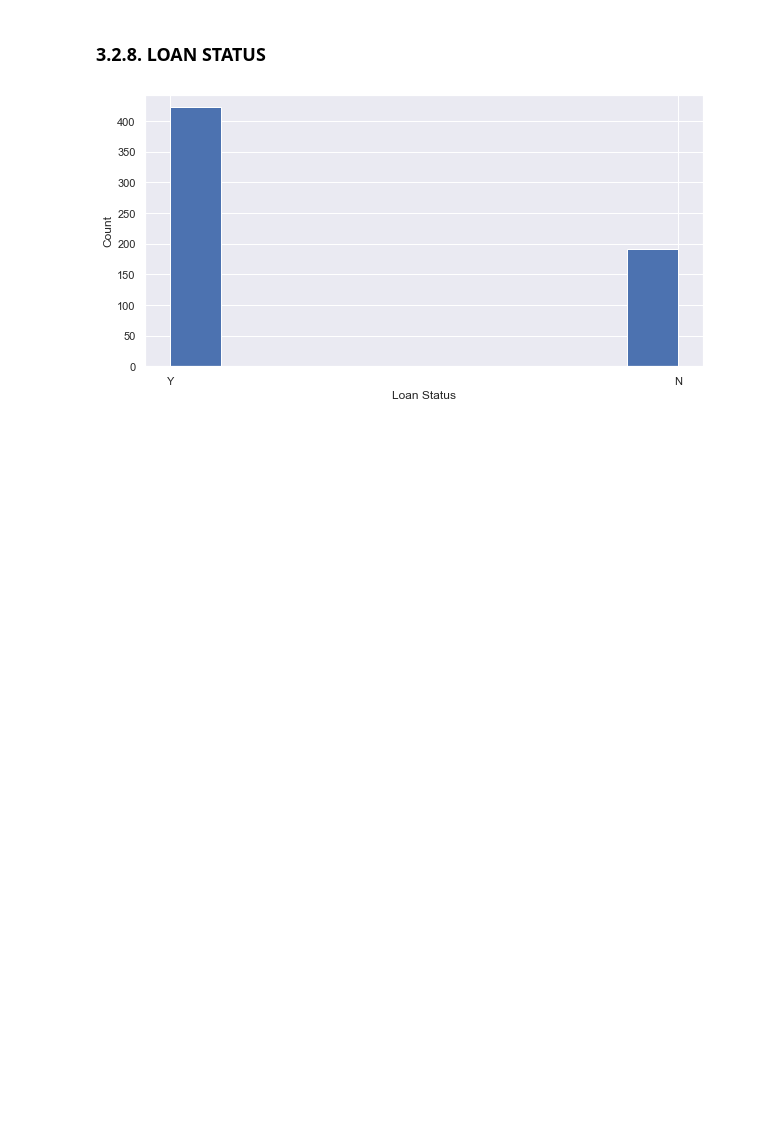
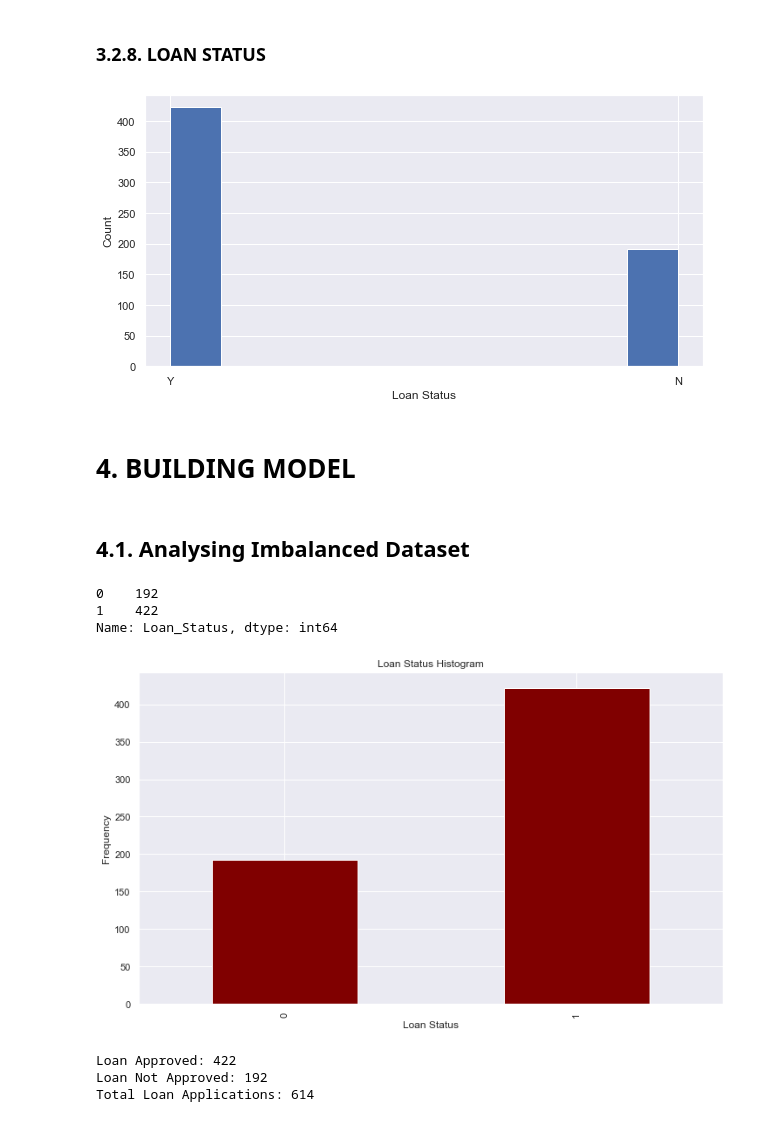
Before and after one commit to AngelMthimunye/Bank_Loan_Qualifier_App, a Jupyter notebook: Bank_Loan.ipynb, the cells around one changed output. Cells and saved outputs as stored; diff of their text form; code cells hidden in the pictures; blank space fills up the shorter version.

```diff
--- a/Bank_Loan.ipynb
+++ b/Bank_Loan.ipynb
@@ -337,0 +341,19 @@ df[['Gender', 'Married', 'Education', 'Self_Employed', 'Property_Area', 'Loan_St
+# %% [markdown]
+# 4. BUILDING MODEL
+# %% [markdown]
+## 4.1. Analysing Imbalanced Dataset
+# %%
+loan_status = pd.value_counts(df["Loan_Status"], sort=True).sort_index()
+print(loan_status)
+# %% [output]
+0    192
+1    422
+Name: Loan_Status, dtype: int64
+# %%
+loan_status.plot(kind="bar", figsize=(12,7), color="maroon")
+plt.title("Loan Status Histogram")
+plt.xlabel("Loan Status")
+plt.ylabel("Frequency")
+plt.show()
+# %% [output]
+[figure, added]
@@ -337,0 +364,8 @@ df[['Gender', 'Married', 'Education', 'Self_Employed', 'Property_Area', 'Loan_St
+# %%
+print("Loan Approved:", yes_status)
+print("Loan Not Approved:", no_status)
+print("Total Loan Applications:", total_status)
+# %% [output]
+Loan Approved: 422
+Loan Not Approved: 192
+Total Loan Applications: 614
```
Also changed, not shown: parts of 18 cells of this notebook.
